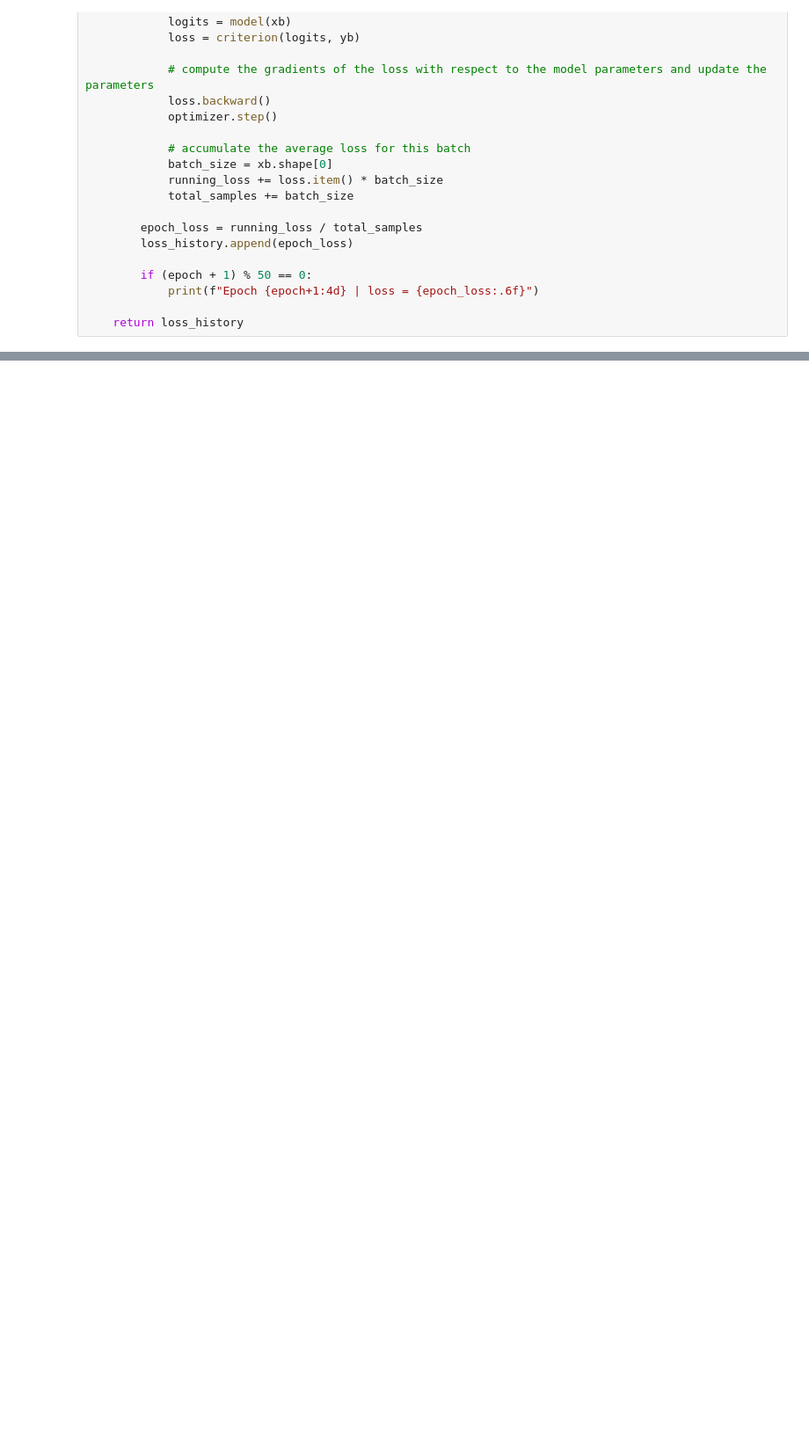
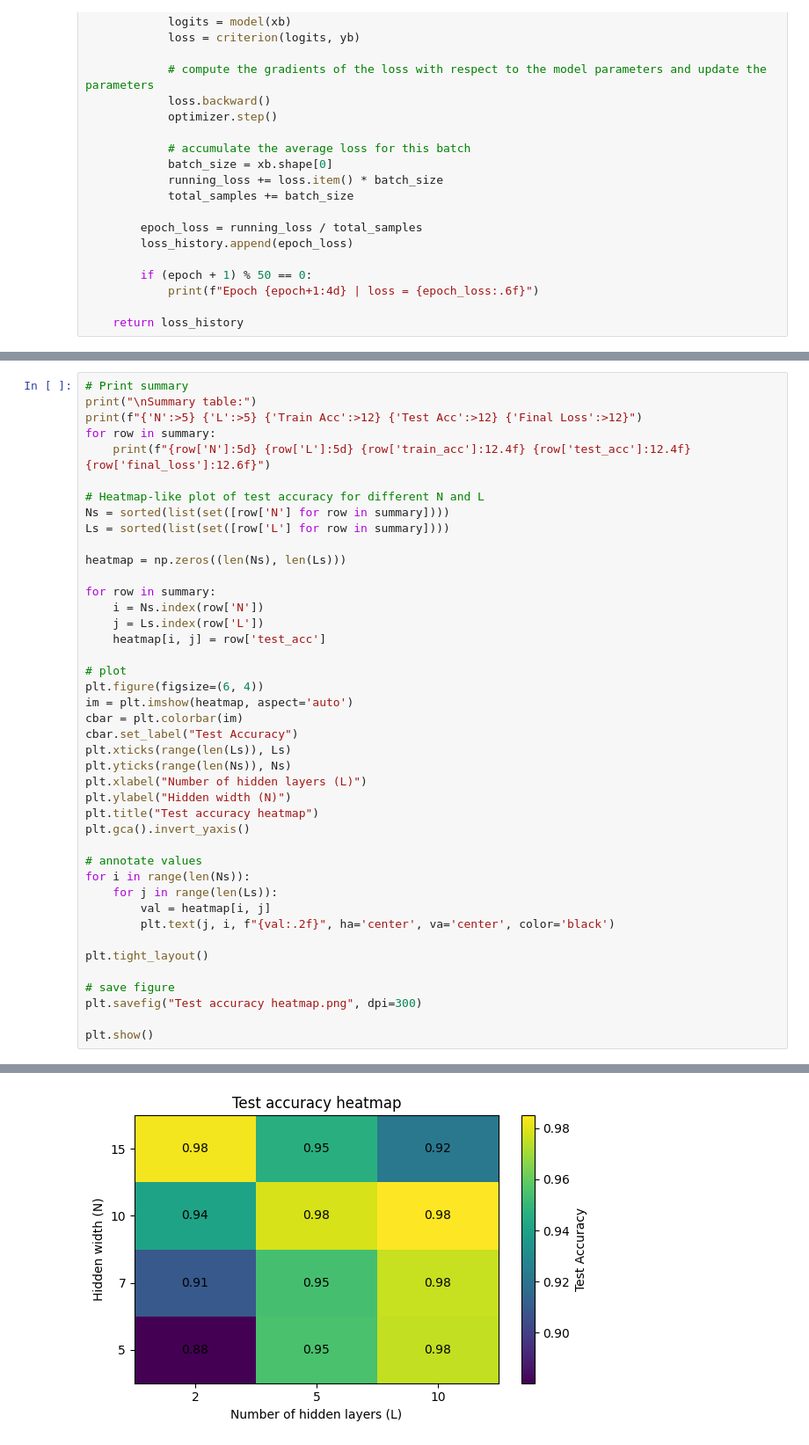
Before and after one commit to subin6092/Computational-neuroscience, a Jupyter notebook: project 2.2.ipynb, the cells around one changed output, grey strips where cells are left out. Shown at 88% size. Drawn from its saved outputs; the diff is of its cells as text; blank space fills up the shorter version.

```diff
--- a/project 2.2.ipynb
+++ b/project 2.2.ipynb
@@ -328,0 +321,43 @@ Epoch  450 | loss = 0.056950
+# %%
+# Print summary
+print("\nSummary table:")
+print(f"{'N':>5} {'L':>5} {'Train Acc':>12} {'Test Acc':>12} {'Final Loss':>12}")
+for row in summary:
+    print(f"{row['N']:5d} {row['L']:5d} {row['train_acc']:12.4f} {row['test_acc']:12.4f} {row['final_loss']:12.6f}")
+
+# Heatmap-like plot of test accuracy for different N and L
+Ns = sorted(list(set([row['N'] for row in summary])))
+Ls = sorted(list(set([row['L'] for row in summary])))
+
+heatmap = np.zeros((len(Ns), len(Ls)))
+
+for row in summary:
+    i = Ns.index(row['N'])
+    j = Ls.index(row['L'])
+    heatmap[i, j] = row['test_acc']
+
+# plot
+plt.figure(figsize=(6, 4))
+im = plt.imshow(heatmap, aspect='auto')
+cbar = plt.colorbar(im)
+cbar.set_label("Test Accuracy")
+plt.xticks(range(len(Ls)), Ls)
+plt.yticks(range(len(Ns)), Ns)
+plt.xlabel("Number of hidden layers (L)")
+plt.ylabel("Hidden width (N)")
+plt.title("Test accuracy heatmap")
+plt.gca().invert_yaxis()
+
+# annotate values
+for i in range(len(Ns)):
+    for j in range(len(Ls)):
+        val = heatmap[i, j]
+        plt.text(j, i, f"{val:.2f}", ha='center', va='center', color='black')
+
+plt.tight_layout()
+
+# save figure
+plt.savefig("Test accuracy heatmap.png", dpi=300)
+
+plt.show()
+# %% [output]
@@ -328,0 +378 @@ Epoch  450 | loss = 0.056950
+[figure, added]
```
Also changed, not shown: parts of 8 cells of this notebook.
